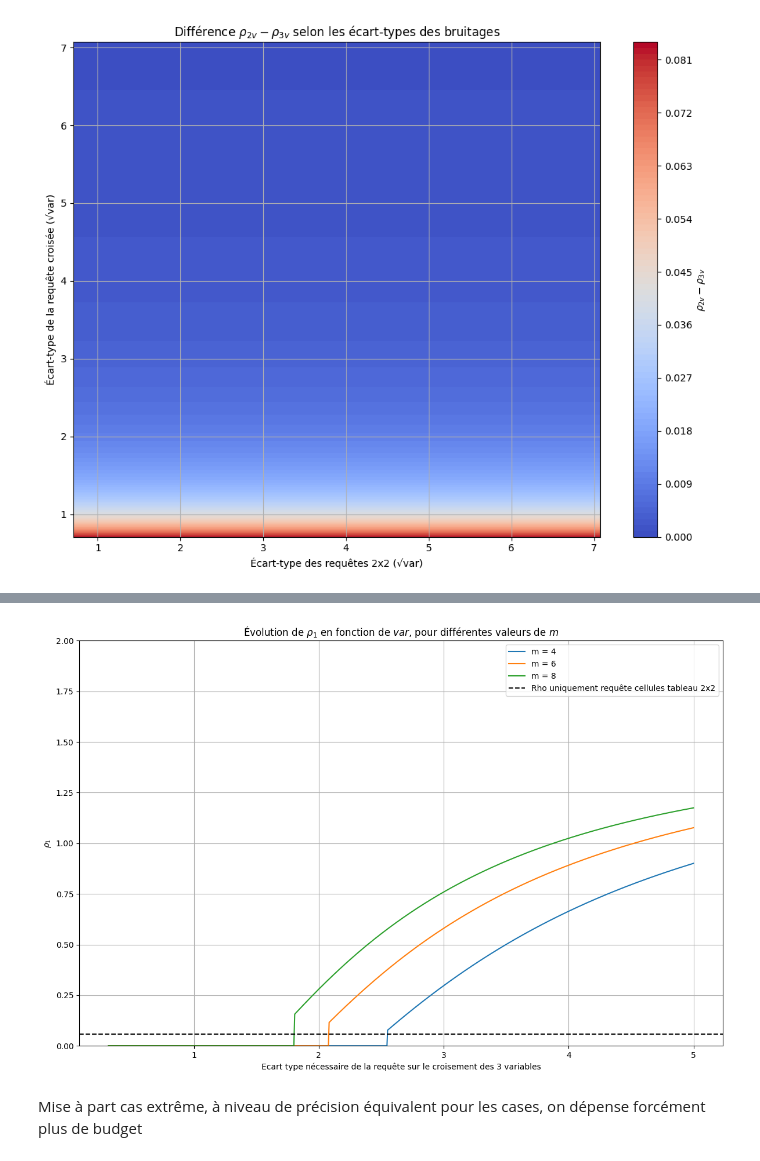
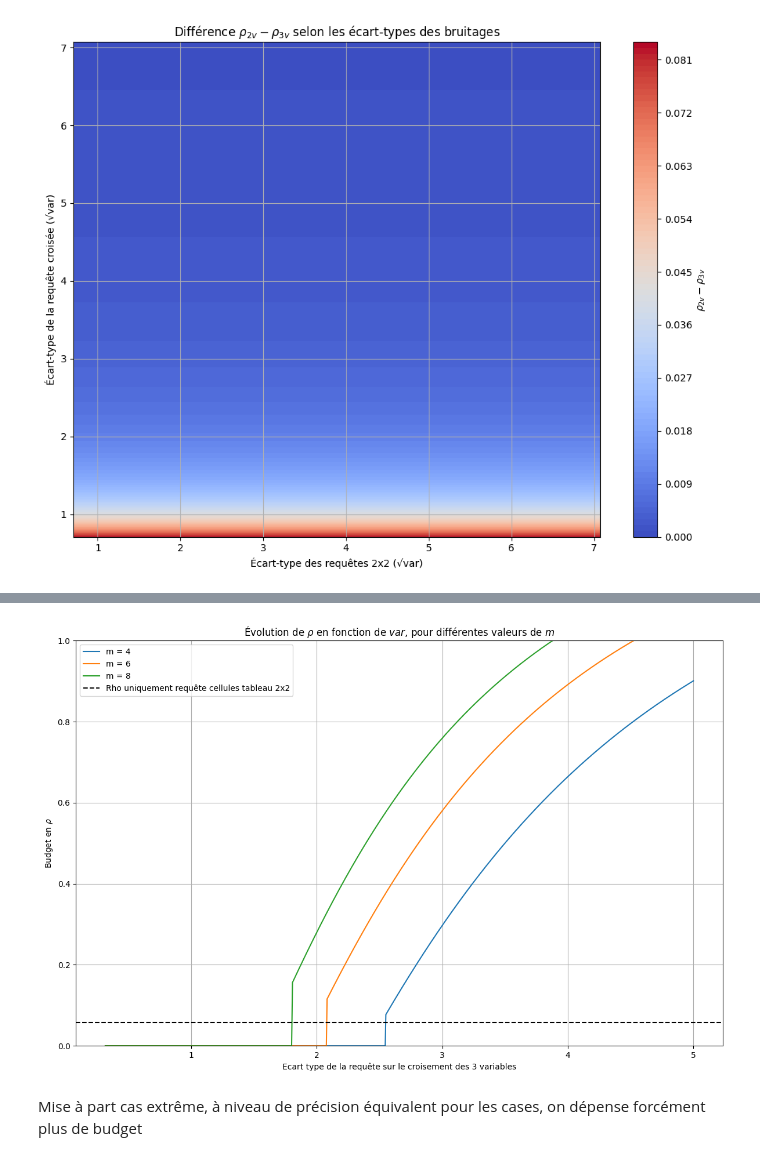
Before and after one commit to InseeFrLab/diff-privacy-OpenDP, a Jupyter notebook: marge.ipynb, the cells around one changed output, grey strips where cells are left out. Drawn from its saved outputs; the diff is of its cells as text; code cells hidden in the pictures.

```diff
--- a/marge.ipynb
+++ b/marge.ipynb
@@ -619,38 +706,38 @@ import matplotlib.pyplot as plt
 
 # Paramètres fixes
 var_T = 5.1**2
 var_values = np.linspace(0.1, 25, 1000)
 
 # Valeurs de m à tester
 m_values = [4, 6, 8]
 
 # Création du graphique
 plt.figure(figsize=(12, 8))
 
 for m in m_values:
     var_req = (var_T + m * var_values) / (m * var_values - var_T)
     rho_3v = np.where(
-        m * var_values - var_T > 0,
+        var_req > 0,
         3 / (2 * var_req) + 1 / (2 * var_values),
         0  # ou 0 selon ce que tu veux
     )
     plt.plot(np.sqrt(var_values), rho_3v, label=f"m = {m}")
 
 # Ligne de référence pour rho_2
 rho_2v = 3 / (2 * var_T)
 plt.axhline(rho_2v, color='black', linestyle='--', label="Rho uniquement requête cellules tableau 2x2")
 
 # Mise en forme du graphique
-plt.xlabel("Ecart type nécessaire de la requête sur le croisement des 3 variables")
-plt.ylabel(r"$\rho_1$")
-plt.ylim(0, 2)
-plt.title(r"Évolution de $\rho_1$ en fonction de $var$, pour différentes valeurs de $m$")
+plt.xlabel("Ecart type de la requête sur le croisement des 3 variables")
+plt.ylabel(r"Budget en $\rho$")
+plt.ylim(0, 1)
+plt.title(r"Évolution de $\rho$ en fonction de $var$, pour différentes valeurs de $m$")
 plt.legend()
 plt.grid(True)
 plt.tight_layout()
 
 plt.show()
 # %% [output]
-[figure, old version]
+[figure, new version]
 # %% [markdown]
 Mise à part cas extrême, à niveau de précision équivalent pour les cases, on dépense forcément plus de budget
```
Also changed, not shown: parts of 10 cells of this notebook.
